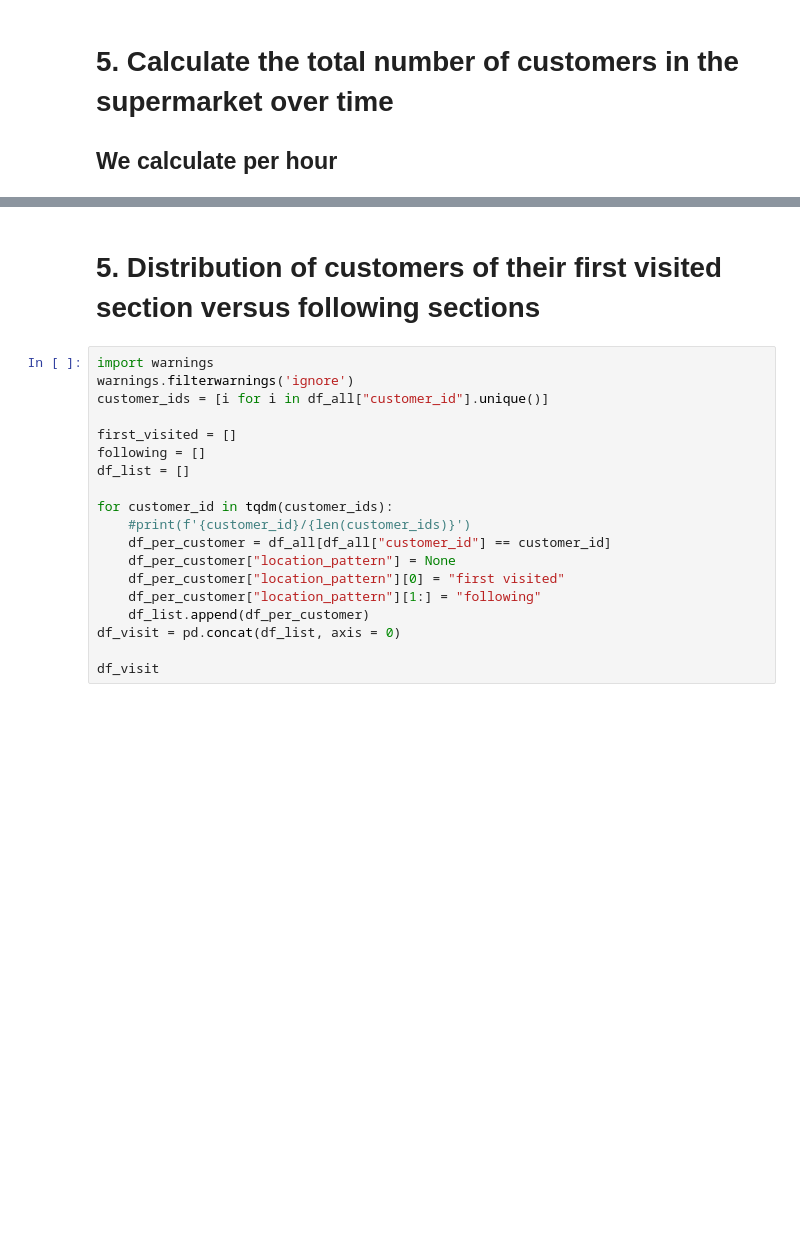
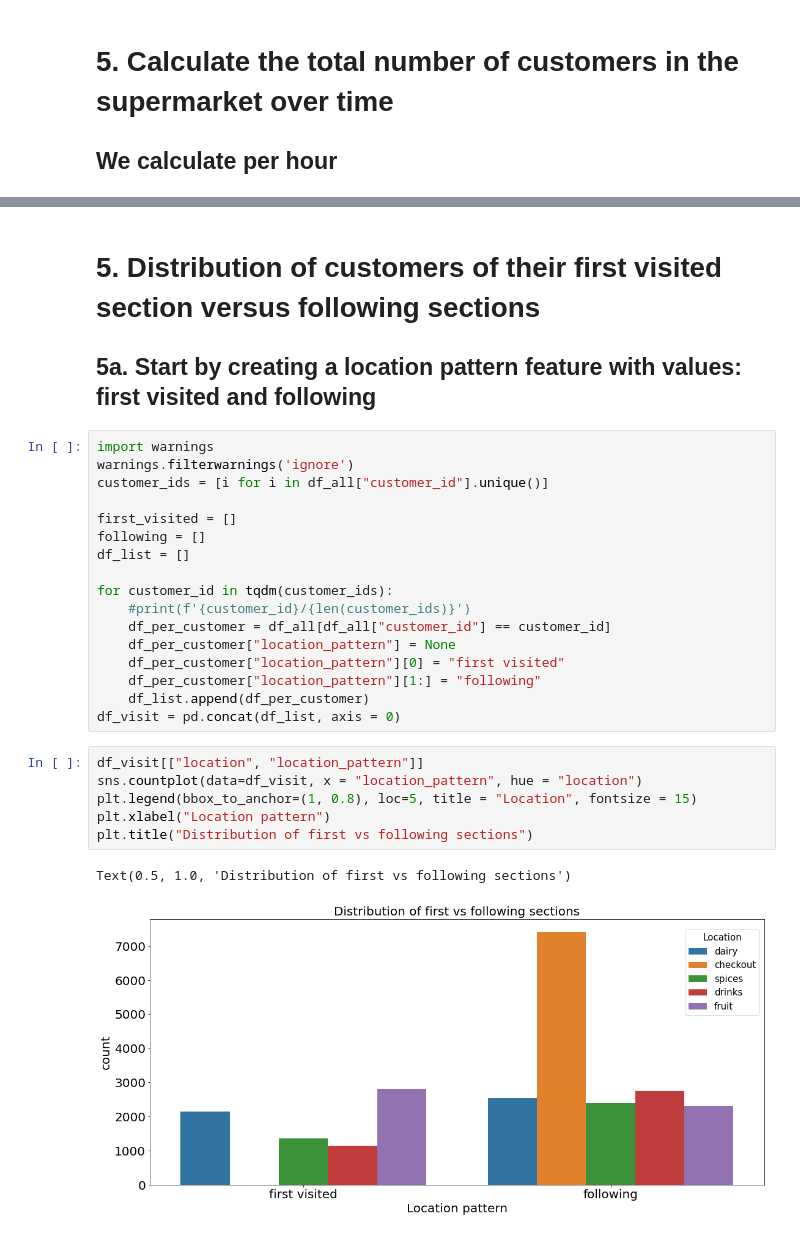
Before and after one commit to Amaranga/markov_ki, a Jupyter notebook: project8_data_exploration.ipynb, the cells around one changed output, grey strips where cells are left out. Cells and saved outputs as stored; diff of their text form; blank space fills up the shorter version.

```diff
--- a/project8_data_exploration.ipynb
+++ b/project8_data_exploration.ipynb
@@ -212,5 +278,6 @@ plt.xlabel("")
 # %% [markdown]
 # 5. Distribution of customers of their first visited section versus following sections
+## 5a. Start by creating a location pattern feature with values: first visited and following
 # %%
 import warnings
 warnings.filterwarnings('ignore')
@@ -228,5 +295,12 @@ for customer_id in tqdm(customer_ids):
     df_per_customer["location_pattern"][1:] = "following"
     df_list.append(df_per_customer)
 df_visit = pd.concat(df_list, axis = 0)
-
-df_visit
+# %%
+df_visit[["location", "location_pattern"]]
+sns.countplot(data=df_visit, x = "location_pattern", hue = "location")
+plt.legend(bbox_to_anchor=(1, 0.8), loc=5, title = "Location", fontsize = 15)
+plt.xlabel("Location pattern")
+plt.title("Distribution of first vs following sections")
+# %% [output]
+Text(0.5, 1.0, 'Distribution of first vs following sections')
+[figure, added]
```
Also changed, not shown: parts of 22 cells of this notebook.
